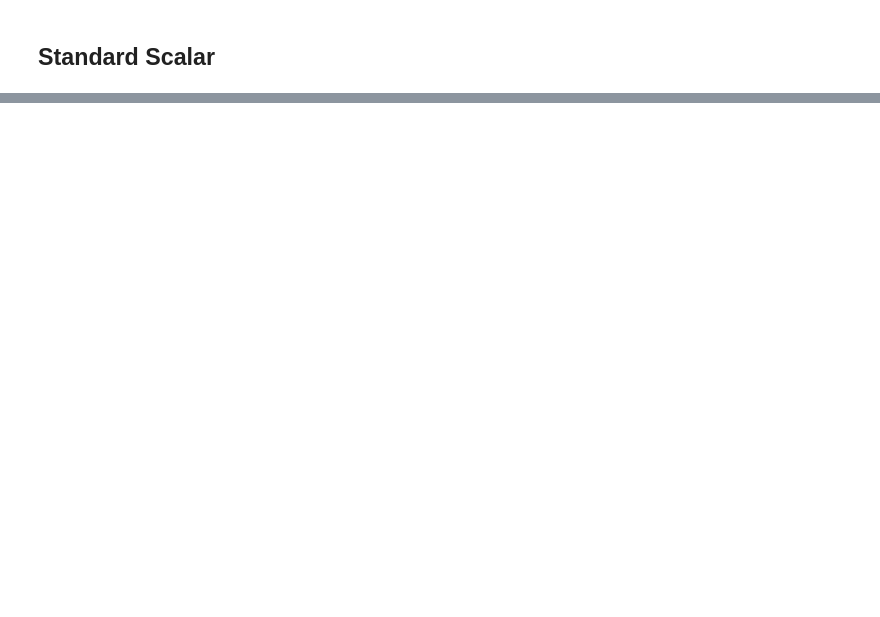
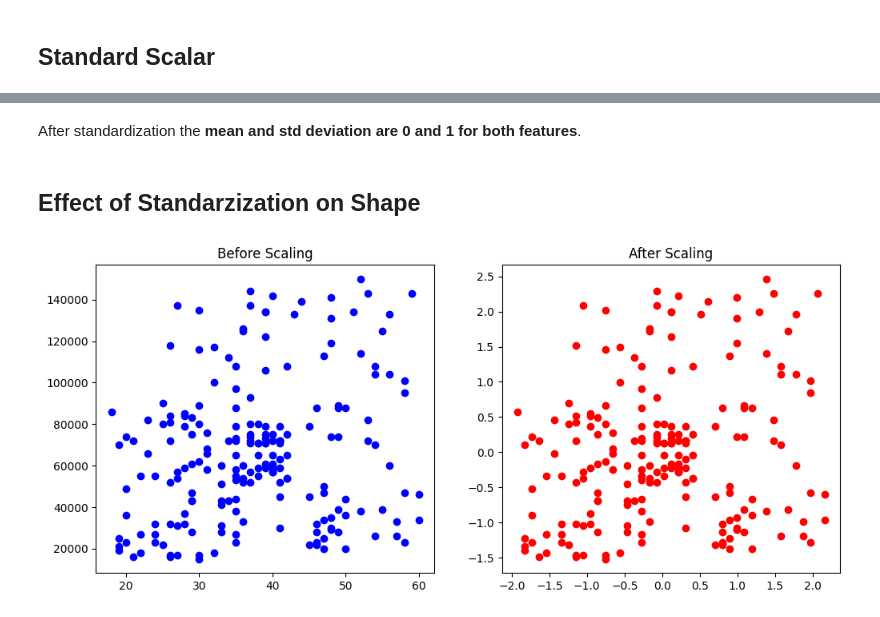
Before and after one commit to HaiderRasoolQadri/ml-journey-and-projects, a Jupyter notebook: Feature Scaling/Standardization/standardization.ipynb, the cells around one changed output, grey strips where cells are left out. Cells and saved outputs as stored; diff of their text form; code cells hidden in the pictures; blank space fills up the shorter version.

Commit message:
Standard Scaling

```diff
--- a/Feature Scaling/Standardization/standardization.ipynb
+++ b/Feature Scaling/Standardization/standardization.ipynb
@@ -66,3 +67,9 @@ ss.fit(X_train)
 
 X_train_transformed = ss.transform(X_train)
 X_test_transformed = ss.transform(X_test)
+# %%
+# Converting into pandas dataframe and checking how our data look like after standardization
+X_train_transformed = pd.DataFrame(X_train_transformed, columns = X_train.columns)
+X_test_transformed = pd.DataFrame(X_test_transformed, columns = X_test.columns)
+X_test_transformed.sample(5)
+# X_test_transformed.sample(5)
@@ -68,0 +109,16 @@ X_test_transformed = ss.transform(X_test)
+# %% [markdown]
+After standardization the **mean and std deviation are 0 and 1 for both features**.
+# %% [markdown]
+## Effect of Standarzization on Shape
+# %%
+fig, (ax1, ax2) = plt.subplots(1, 2, figsize = (12, 5))
+
+ax1.scatter(X_train['Age'], X_train['EstimatedSalary'], color = 'blue')
+ax1.set_title("Before Scaling")
+
+ax2.scatter(X_train_transformed['Age'], X_train_transformed['EstimatedSalary'], color = 'red')
+ax2.set_title("After Scaling")
+
+plt.show()
+# %% [output]
+[figure, added]
```
Also changed, not shown: parts of 18 cells of this notebook.
